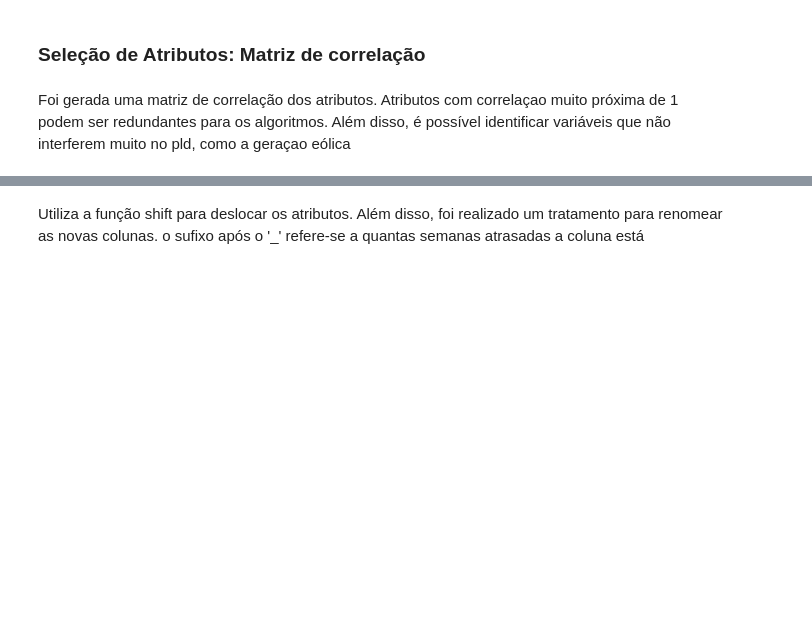
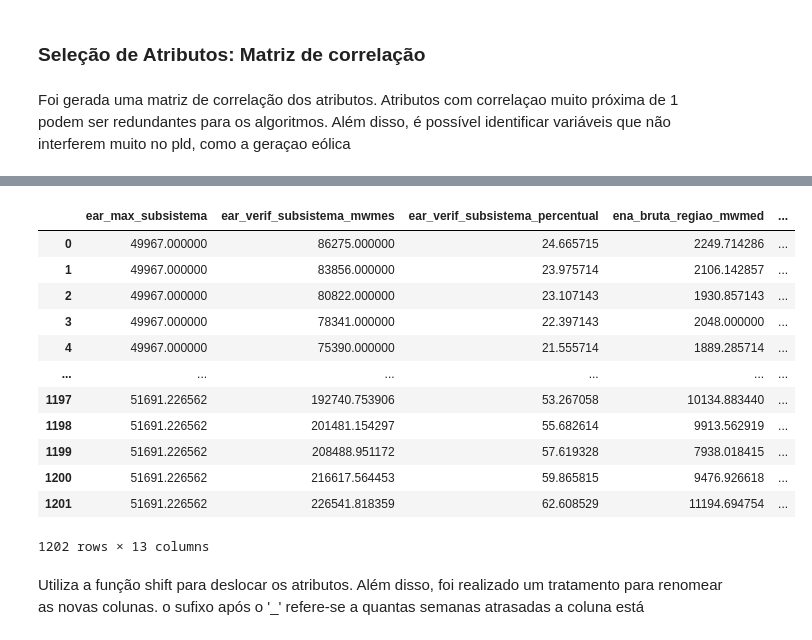
Before and after one commit to HerbetRSJ/Classificacao_PLD, a Jupyter notebook: Modelos_Classificacao/selecao_atributos.ipynb, the cells around one changed output, grey strips where cells are left out. Saved outputs shown, nothing was run; the diff lists cells and outputs as text; code cells hidden in the pictures; blank space fills up the shorter version.

```diff
--- a/Modelos_Classificacao/selecao_atributos.ipynb
+++ b/Modelos_Classificacao/selecao_atributos.ipynb
@@ -138,3 +139,24 @@ df_x = df.drop(["PLD"],axis=1)
+# %%
+# Deslocando o PLD para uma semana à frente
+df_x = df.copy()
+df_x["PLD"] = df.PLD.shift(-1)
+df_x.drop(df.index[-1], inplace=True)
+df_x.drop(["Ano_sem"], axis=1,inplace=True)
+df_x
+# %% [output]
+|  | ear_max_subsistema | ear_verif_subsistema_mwmes | ear_verif_subsistema_percentual | ena_bruta_regiao_mwmed | ... |
+| 0 | 49967.000000 | 86275.000000 | 24.665715 | 2249.714286 | ... |
+| 1 | 49967.000000 | 83856.000000 | 23.975714 | 2106.142857 | ... |
+| 2 | 49967.000000 | 80822.000000 | 23.107143 | 1930.857143 | ... |
+| 3 | 49967.000000 | 78341.000000 | 22.397143 | 2048.000000 | ... |
+| 4 | 49967.000000 | 75390.000000 | 21.555714 | 1889.285714 | ... |
+| ... | ... | ... | ... | ... | ... |
+| 1197 | 51691.226562 | 192740.753906 | 53.267058 | 10134.883440 | ... |
+| 1198 | 51691.226562 | 201481.154297 | 55.682614 | 9913.562919 | ... |
+| 1199 | 51691.226562 | 208488.951172 | 57.619328 | 7938.018415 | ... |
+| 1200 | 51691.226562 | 216617.564453 | 59.865815 | 9476.926618 | ... |
+| 1201 | 51691.226562 | 226541.818359 | 62.608529 | 11194.694754 | ... |
+1202 rows × 13 columns
 # %% [markdown]
 Utiliza a função shift para deslocar os atributos. Além disso, foi realizado um tratamento para renomear as novas colunas. o sufixo após o '_' refere-se a quantas semanas atrasadas a coluna está
 # %%
```
Also changed, not shown: parts of 14 cells of this notebook, 11 other files.
